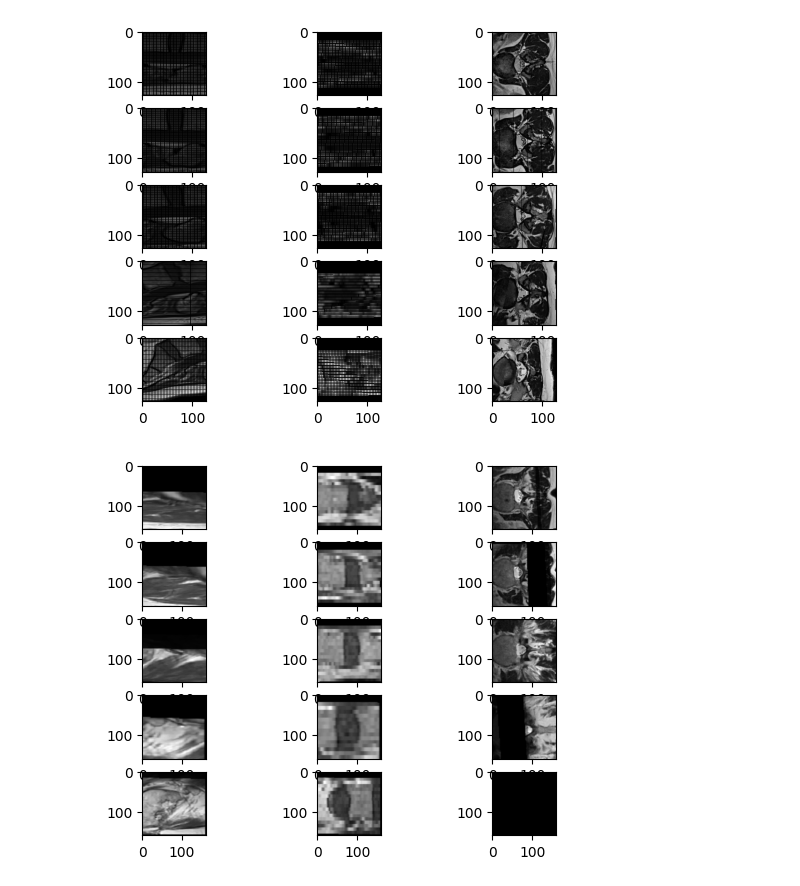
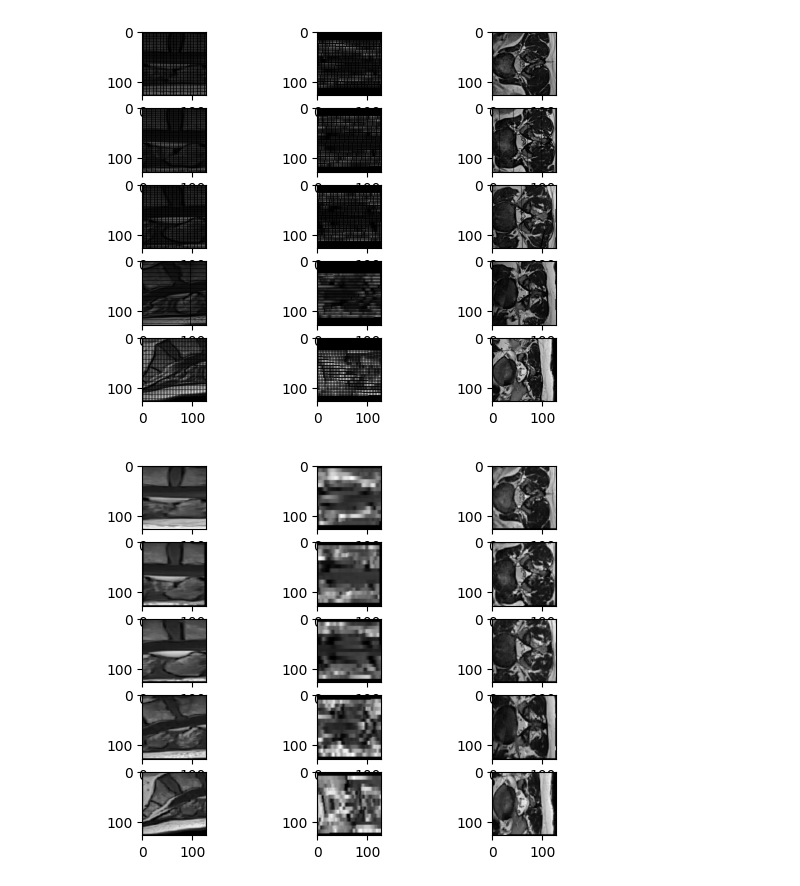
Before and after one commit to IDoCodingStuffs/rsna_2024, a Jupyter notebook: 3d_modeling/pc_loading.ipynb, the cells around one changed output. Cells and saved outputs as stored; diff of their text form; code cells hidden in the pictures.

```diff
--- a/3d_modeling/pc_loading.ipynb
+++ b/3d_modeling/pc_loading.ipynb
@@ -206,7 +206,7 @@ def read_vertebral_level_as_voxel_grid(dir_path,
                                        voxel_size=(128, 128, 32),
                                        caching=True,
                                        ):
-    cache_path = os.path.join(dir_path, f"cached_grid_alt_{vertebral_level}_{voxel_size[0]}_{voxel_size[1]}_{voxel_size[2]}.npy.gz")
+    cache_path = os.path.join(dir_path, f"cached_grid_{vertebral_level}_{voxel_size[0]}_{voxel_size[1]}_{voxel_size[2]}.npy.gz")
     f = None
     if caching and os.path.exists(cache_path):
         try:
@@ -257,29 +257,27 @@ def read_vertebral_level_as_voxel_grid(dir_path,
 # %%
 f, axs = plt.subplots(5, 3)
 
-index = 12
-
-for i in range(index * 5, (index + 1) * 5):
+for i in range(5):
     row = bounding_boxes.iloc[i]
     level = row['level'].replace("/", "").lower()
     min_bound = np.array([row['x_min'], row['y_min'], row['z_min']])
     max_bound = np.array([row['x_max'], row['y_max'], row['z_max']])
 
     grid = read_vertebral_level_as_voxel_grid(
         f"../data/rsna-2024-lumbar-spine-degenerative-classification/train_images/{row['study_id']}",
         vertebral_level=level,
         min_bound=min_bound,
         max_bound=max_bound,
         series_type_dict=series_descs,
-        voxel_size=(160, 160, 160),
+        voxel_size=(128, 128, 128),
         caching=False)
 
     # grid = tf(grid.astype(np.float32))
 
-    axs[i % 5, 0].imshow(grid[0, 16], cmap="gray")
-    axs[i % 5, 1].imshow(grid[0, :, 16], cmap="gray")
-    axs[i % 5, 2].imshow(grid[1, :, :, 16], cmap="gray")
+    axs[i - 5, 0].imshow(grid[0, 64], cmap="gray")
+    axs[i - 5, 1].imshow(grid[0, :, 64], cmap="gray")
+    axs[i - 5, 2].imshow(grid[1, :, :, 64], cmap="gray")
 
 plt.show()
 # %% [output]
-[figure, old version]
+[figure, new version]
```
Also changed, not shown: parts of 1 cell of this notebook, 4 other files.
